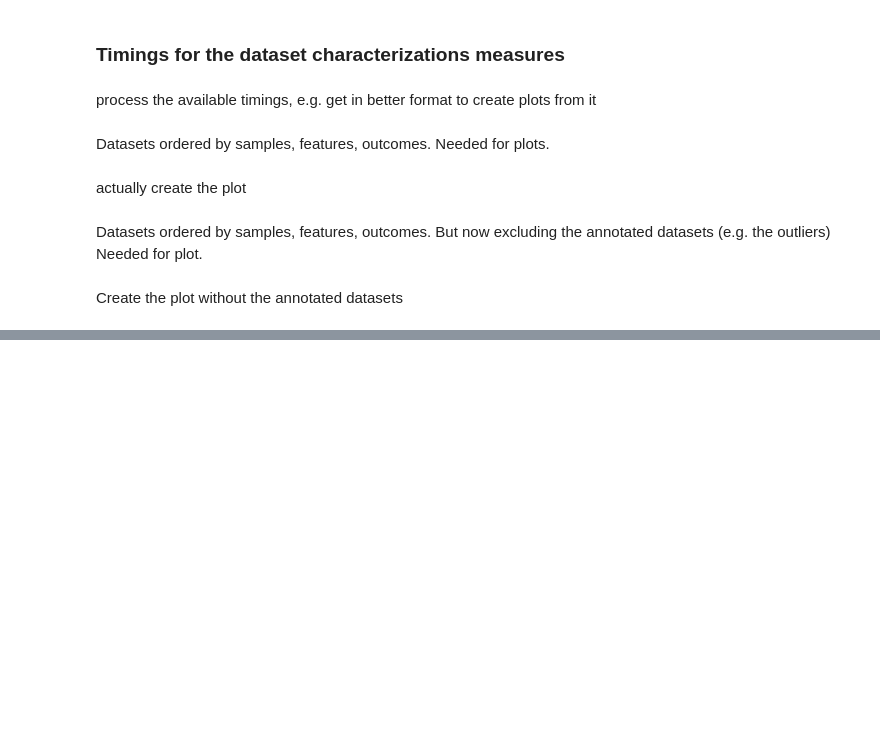
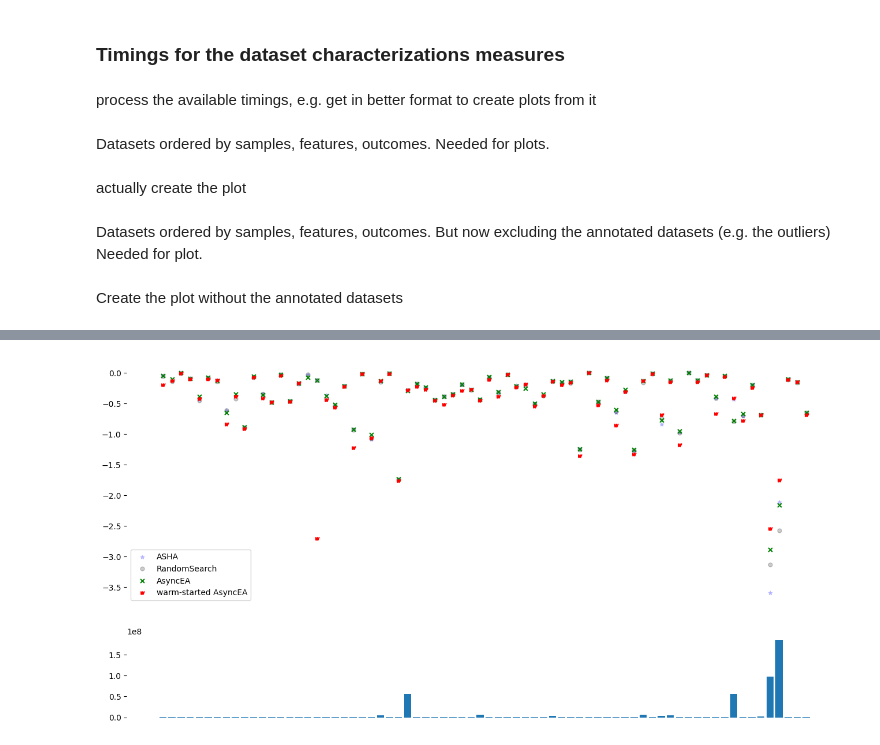
Before and after one commit to ml-tue/mlta, a Jupyter notebook: evaluation_results/analysis/analyze_results.ipynb, the cells around one changed output, grey strips where cells are left out. Cells and saved outputs as stored; diff of their text form; code cells hidden in the pictures; blank space fills up the shorter version.

```diff
--- a/evaluation_results/analysis/analyze_results.ipynb
+++ b/evaluation_results/analysis/analyze_results.ipynb
@@ -892,0 +899,11 @@ plt.show()
+# %%
+results_df = pd.read_csv("warm_starting_with_baselines.csv")
+results_df["neg_log_loss"] = results_df["neg_log_loss"].astype(float)
+groups = []
+
+for metalearner in list(results_df["metalearner_name"].value_counts().index):
+    partial_df = results_df[results_df["metalearner_name"] == metalearner]
+    groups.append(list(partial_df["neg_log_loss"]))
+
+#perform Friedman Test
+stats.friedmanchisquare(*groups)
@@ -892,0 +963,34 @@ plt.show()
+# %%
+import matplotlib.pyplot as plt
+
+fig, (ax1,ax2) = plt.subplots(nrows=2, sharex=True, subplot_kw=dict(frameon=False), figsize=(16, 8),height_ratios=[3, 1]) # frameon=False removes frames
+# plt.subplots_adjust(hspace=.0)
+# ax1 = fig.add_subplot(111)
+
+# exclude datasets with 58 and 16 because outliers
+warm_start_errs = groups[3]
+warm_start_errs[58] = None
+warm_start_errs[16] = None
+
+datasets = [i for i in range(0, 72)]
+ax1.scatter(datasets, groups[0], s=25, c='blue', marker="*", alpha=0.2, label='ASHA')
+ax1.scatter(datasets, groups[1], s=25, c='black', marker="o", alpha=0.2, label='RandomSearch')
+ax1.scatter(datasets, groups[2], s=25, c='green', marker="x", alpha=1, label='AsyncEA')
+ax1.scatter(datasets, groups[3], s=25, c='red', marker="$W$", alpha=1, label='warm-started AsyncEA')
+# ax1.set_yscale("symlog")
+ax1.legend()
+
+# ax2 = fig.add_subplot(212)
+# datasets ordered by samples, features, outcomes
+did_n_samples =  {71: 500, 31: 522, 50: 540, 59: 540, 36: 569, 41: 583, 2: 625, 11: 690, 5: 699, 21: 736, 48: 748, 14: 768, 26: 797, 25: 841, 18: 846, 17: 958, 23: 990, 12: 1000, 37: 1055, 45: 1080, 58: 1080, 33: 1109, 47: 1372, 28: 1458, 9: 1473, 29: 1563, 40: 1593, 61: 1728, 57: 1941, 3: 2000, 4: 2000, 6: 2000, 7: 2000, 8: 2000, 65: 2000, 32: 2109, 62: 2310, 44: 2534, 42: 2600, 69: 3186, 16: 3190, 0: 3196, 56: 3279, 35: 3751, 22: 3772, 15: 4601, 60: 4839, 70: 5000, 39: 5404, 38: 5456, 54: 5500, 10: 5620, 46: 6118, 20: 6430, 24: 7797, 52: 9873, 53: 10299, 30: 10885, 13: 10992, 49: 11055, 1: 20000, 43: 34465, 64: 44819, 51: 45211, 19: 45312, 34: 48842, 68: 60000, 55: 67557, 27: 70000, 63: 70000, 67: 92000, 66: 96320}
+did_n_features =  {2: 4, 26: 4, 47: 4, 48: 4, 39: 5, 60: 5, 7: 6, 61: 6, 64: 6, 14: 8, 19: 8, 5: 9, 9: 9, 17: 9, 41: 10, 23: 12, 71: 12, 34: 14, 11: 15, 1: 16, 13: 16, 51: 16, 18: 18, 21: 19, 62: 19, 12: 20, 59: 20, 70: 20, 30: 21, 31: 21, 32: 21, 33: 21, 66: 21, 38: 24, 57: 27, 22: 29, 36: 30, 49: 30, 52: 32, 0: 36, 20: 36, 28: 37, 29: 37, 50: 39, 54: 40, 37: 41, 55: 42, 8: 47, 46: 51, 15: 57, 16: 61, 6: 64, 10: 64, 25: 70, 44: 72, 4: 76, 58: 81, 43: 118, 69: 180, 3: 216, 65: 240, 40: 256, 42: 500, 53: 561, 24: 617, 27: 784, 63: 784, 45: 856, 67: 1024, 56: 1558, 35: 1776, 68: 3072}
+did_n_outcomes =  {0: 2, 5: 2, 11: 2, 12: 2, 14: 2, 15: 2, 17: 2, 19: 2, 22: 2, 28: 2, 29: 2, 30: 2, 31: 2, 32: 2, 33: 2, 34: 2, 35: 2, 36: 2, 37: 2, 39: 2, 41: 2, 42: 2, 43: 2, 44: 2, 47: 2, 48: 2, 49: 2, 50: 2, 51: 2, 56: 2, 59: 2, 60: 2, 66: 2, 70: 2, 71: 2, 2: 3, 9: 3, 16: 3, 55: 3, 64: 3, 69: 3, 18: 4, 25: 4, 38: 4, 61: 4, 21: 5, 52: 5, 65: 5, 20: 6, 26: 6, 46: 6, 53: 6, 57: 7, 62: 7, 58: 8, 45: 9, 3: 10, 4: 10, 6: 10, 7: 10, 8: 10, 10: 10, 13: 10, 27: 10, 40: 10, 63: 10, 68: 10, 23: 11, 54: 11, 1: 26, 24: 26, 67: 46}
+
+did_n_values = {}
+datasets_ids = [i for i in range(0, 72)]
+for did in datasets_ids:
+    did_n_values[did] = did_n_samples[did] * (did_n_features[did] + did_n_outcomes[did])
+ax2.bar(datasets_ids, list(did_n_values.values()))
+ax2.set_xticks([]);
+# %% [output]
+[figure, added]
```
Also changed, not shown: parts of 9 cells of this notebook, 1 other file.
